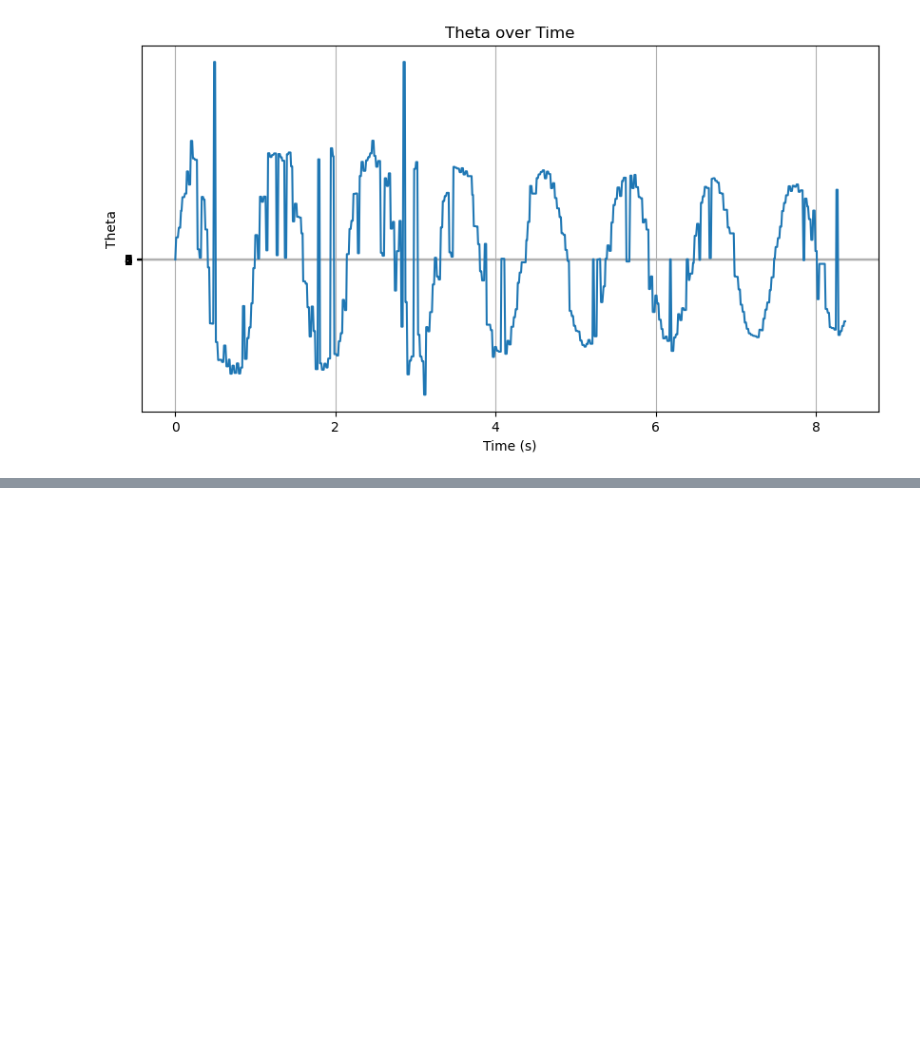
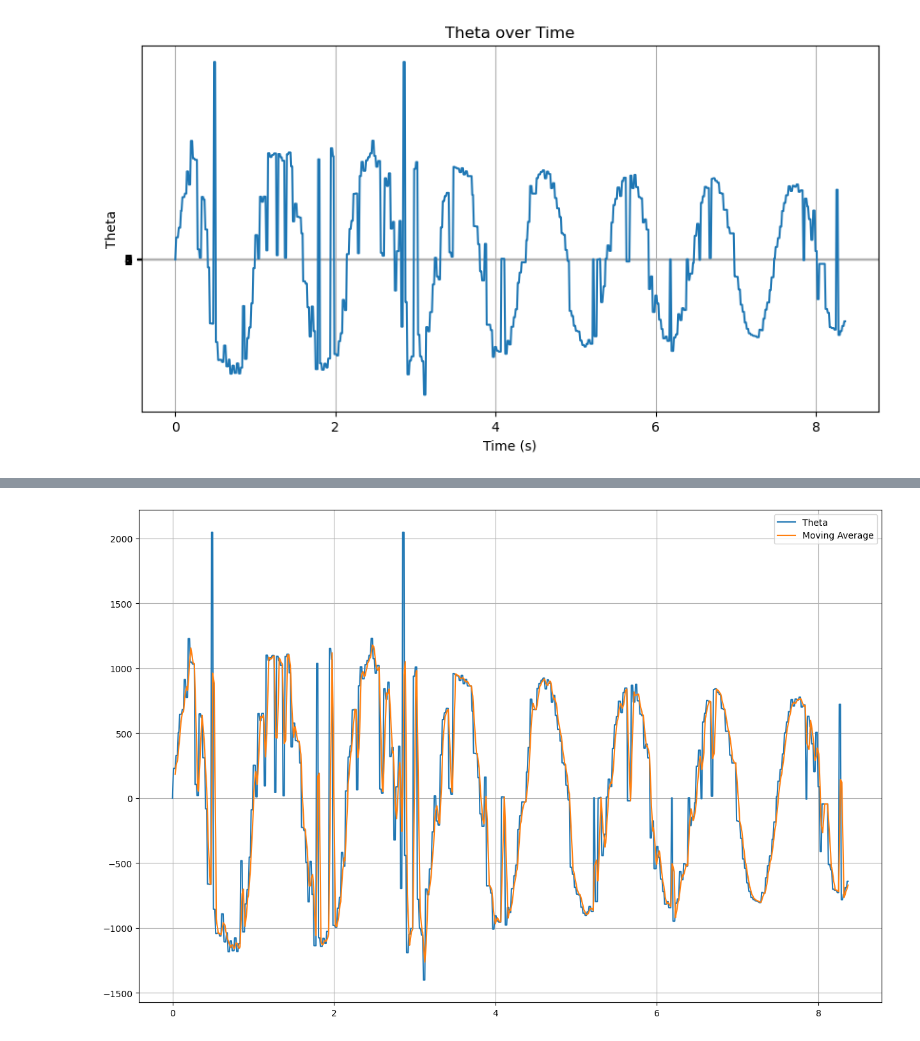
Before and after one commit to AliShrz/pendulum-Lab-Class, a Jupyter notebook: Lab 2/Lab 2.ipynb, the cells around one changed output, grey strips where cells are left out. Saved outputs shown, nothing was run; the diff lists cells and outputs as text; code cells hidden in the pictures; blank space fills up the shorter version.

```diff
--- a/Lab 2/Lab 2.ipynb
+++ b/Lab 2/Lab 2.ipynb
@@ -28,0 +65,33 @@ plt.show()
+# %%
+# Kalman filter implementation
+def Kalman_filter(F, H, Q, R, x_init, P_init, measurements):
+    N = len(measurements)  # Number of time steps
+    # N = measurements.shape[1]
+    x = x_init  # Initialize state estimate
+    P = P_init  # Initialize error covariance
+    x_estimates = np.zeros((x.shape[0], N))  # Store state estimates
+    P_estimates = []    # List to store error covariance matrices
+
+
+    for t in range(N):
+        # Prediction step
+        x_pred = F @ x                      # Predicted state
+        P_pred = F @ P @ F.T + Q            # Predicted error covariance
+
+        # Measurement update
+        y = measurements[t]                                     # Current measurement
+        K = P_pred @ H.T @ np.linalg.inv(H @ P_pred @ H.T + R)  # Kalman Gain
+        x = x_pred + K @ (y - H @ x_pred)                       # Update state estimate
+        P = (np.eye(P.shape[0]) - K @ H) @ P_pred               # Update error covariance
+
+        # Save the estimate
+        x_estimates[:, t] = x.flatten()
+        P_estimates.append(P)
+
+    return x_estimates.flatten(), P_estimates
+
+# applying moving average on output data of kalman filter
+def moving_average(data, window_size):
+    cumsum = np.cumsum(data)
+    cumsum[window_size:] = cumsum[window_size:] - cumsum[:-window_size]
+    return cumsum[window_size - 1:] / window_size
@@ -28,0 +120,13 @@ plt.show()
+# %%
+moving_average_theta = moving_average(theta, 5)
+
+fig, ax = plt.subplots(figsize=(15, 10))
+ax.plot(df['time_seconds'], df['theta'], label='Theta')
+ax.plot(df['time_seconds'][4:], moving_average_theta, label='Moving Average')
+ax.legend()
+plt.grid(True)
+plt.show()
+# plt.plot(df['time_seconds'][4:], df['theta'][4:])
+# plt.plot(df['time_seconds'][4:], moving_average_theta)
+# %% [output]
+[figure, added]
```
Also changed, not shown: parts of 8 cells of this notebook.
